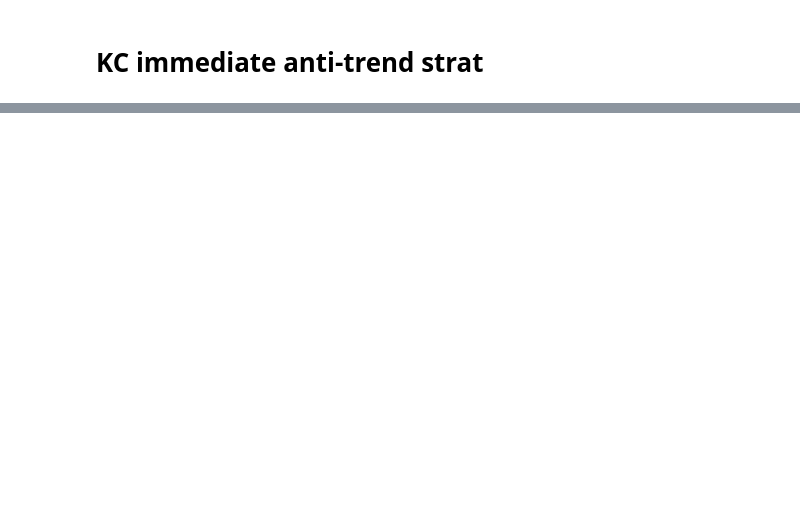
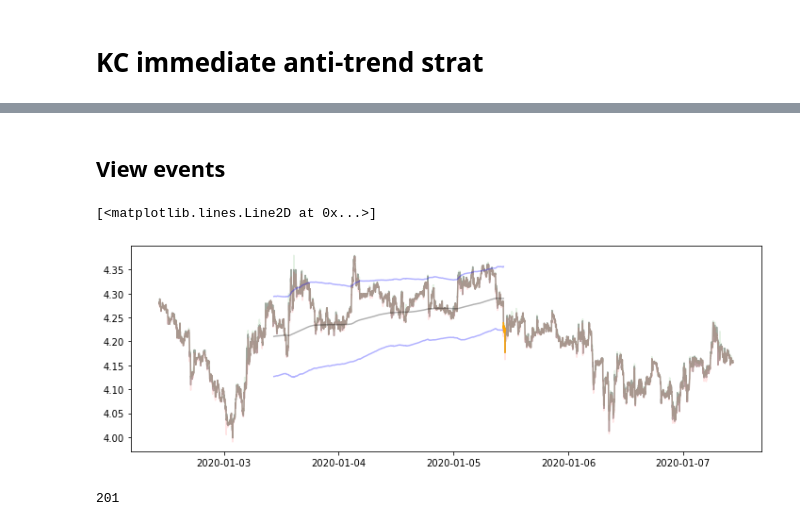
Before and after one commit to sunnymnie/chart-visualizer, a Jupyter notebook: kc-anti-trend.ipynb, the cells around one changed output, grey strips where cells are left out. Cells and saved outputs as stored; diff of their text form; code cells hidden in the pictures; blank space fills up the shorter version.

```diff
--- a/kc-anti-trend.ipynb
+++ b/kc-anti-trend.ipynb
@@ -70,0 +108,2 @@ c_down
+# %%
+c_down.drop(["hour"], axis=1, inplace=True)
@@ -71,20 +112,27 @@ c_down
 # %%
 events = pd.DataFrame(np.nan, index=c_down.index, columns=["ret", "t1"])
+t1 = events.index[0]-pd.Timedelta(days=10)
+mult = 0.5
 for i in c_down.index:
+    if i<=t1: continue
     row = c_down.loc[i]
-    df_ = df.loc[i:i+pd.Timedelta(days=3)]
+    df_ = df.loc[i:i+pd.Timedelta(days=1)]
     dist = row.m-row.b
     tp, sl = 0, 0
-    try: tp = df_[df_.high>row.b+0.5*dist].index[0]
+    try: tp = df_[df_.high>row.b+mult*dist].index[1] if df_[df_.high>row.b+mult*dist].index[0]==i else df_[df_.high>row.b+mult*dist].index[0]
+
     except: tp=df.index[-1]
-    try: sl = df_[df_.low<row.b-0.5*dist].index[0]
+    try: sl = df_[df_.low<row.b-mult*dist].index[0]
     except: sl = df.index[-1]
 #     print(f"=={tp}, {sl}==")
     if tp>sl:
         events.loc[i] = {"ret":-1, "t1":sl}
+        t1 = sl
     elif sl>tp:
         events.loc[i] = {"ret":1, "t1":tp}
+        t1 = tp
     else:
         events.loc[i] = {"ret":0, "t1":i}
+        t1 = i
 # %%
-events
+events.dropna(inplace=True)
@@ -112 +145,27 @@ events.ret.value_counts()
 Name: ret, dtype: int64
+# %% [markdown]
+## View events
+# %%
+i=200
+# %%
+i+=1
+item = events.index[i]
+fig, ax = plt.subplots(figsize=(12,4))
+ax.plot(df.loc[item-pd.Timedelta(days=3):item+pd.Timedelta(days=2)].high, c="green", alpha=0.1)
+ax.plot(df.loc[item-pd.Timedelta(days=3):item+pd.Timedelta(days=2)].close, c="black", alpha=0.3)
+ax.plot(df.loc[item-pd.Timedelta(days=3):item+pd.Timedelta(days=2)].low, c="red", alpha=0.1)
+
+ax.plot(df.loc[item-pd.Timedelta(days=2):item].kc_upper, c="blue", alpha=0.3)
+ax.plot(df.loc[item-pd.Timedelta(days=2):item].kc_middle, c="black", alpha=0.3)
+ax.plot(df.loc[item-pd.Timedelta(days=2):item].kc_lower, c="blue", alpha=0.3)
+
+ax.plot(df.loc[item:events.loc[item].t1].close, c="orange", alpha=1)
+# ax.axhline(df.loc[item].close*events.loc[item].trgt+df.loc[item].close, c="green", alpha=0.2)
+# ax.axhline(-df.loc[item].close*events.loc[item].trgt+df.loc[item].close, c="red", alpha=0.2)
+# %% [output]
+[<matplotlib.lines.Line2D at 0x...>]
+[figure, added]
+# %%
+i
+# %% [output]
+201
```
Also changed, not shown: parts of 33 cells of this notebook, 2 other files.
